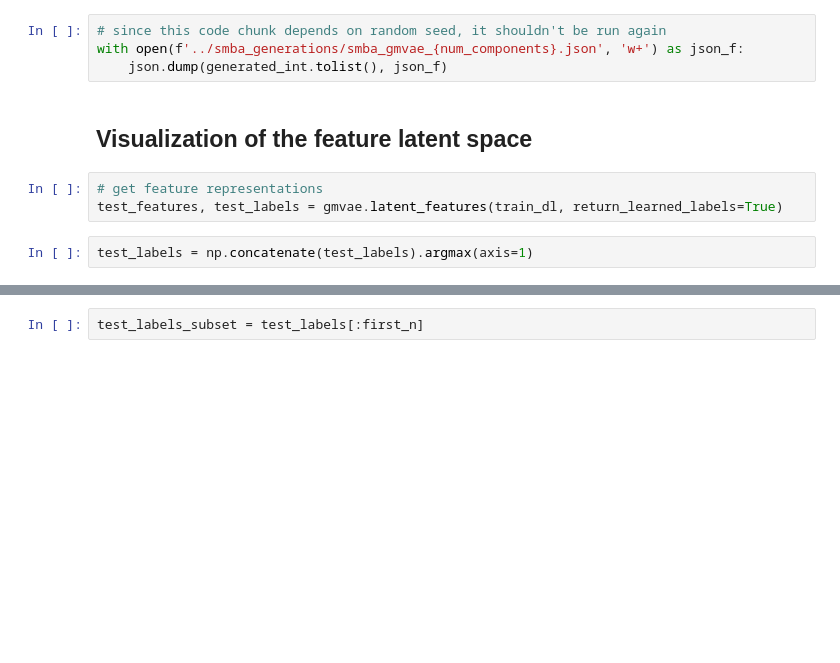
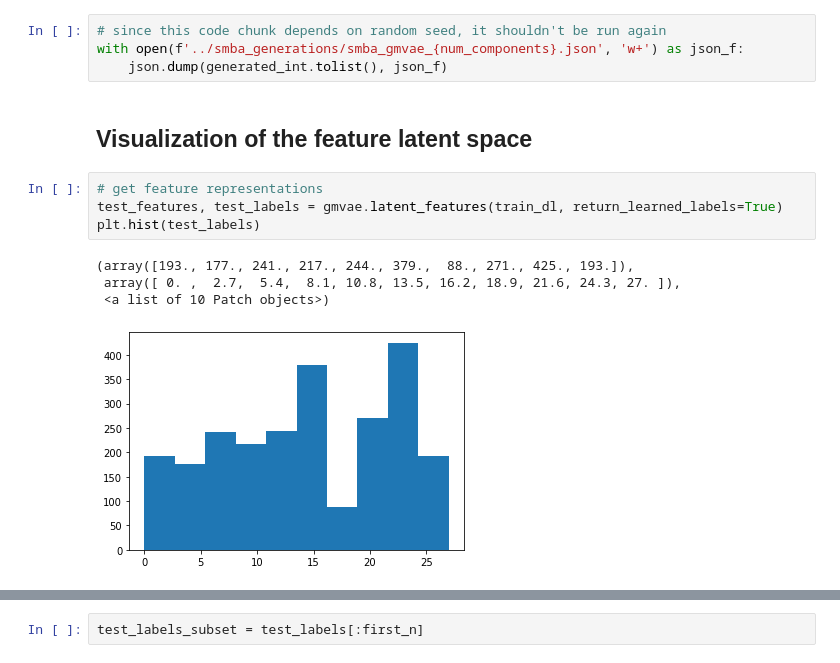
Before and after one commit to zhihanyang2022/GMVAE, a Jupyter notebook: smba_gmvae_28/smba_gmvae.ipynb, the cells around one changed output, grey strips where cells are left out. Drawn from its saved outputs; the diff is of its cells as text; blank space fills up the shorter version.

```diff
--- a/smba_gmvae_28/smba_gmvae.ipynb
+++ b/smba_gmvae_28/smba_gmvae.ipynb
@@ -304,8 +299,12 @@ with open(f'../smba_generations/smba_gmvae_{num_components}.json', 'w+') as json
 # %%
 # get feature representations
 test_features, test_labels = gmvae.latent_features(train_dl, return_learned_labels=True)
+plt.hist(test_labels)
+# %% [output]
+(array([193., 177., 241., 217., 244., 379.,  88., 271., 425., 193.]),
+ array([ 0. ,  2.7,  5.4,  8.1, 10.8, 13.5, 16.2, 18.9, 21.6, 24.3, 27. ]),
+ <a list of 10 Patch objects>)
+[figure, added]
-# %%
-test_labels = np.concatenate(test_labels).argmax(axis=1)
 # %%
 # import TSNE from scikit-learn library
 from sklearn.manifold import TSNE
```
Also changed, not shown: parts of 10 cells of this notebook, 24 other files.
